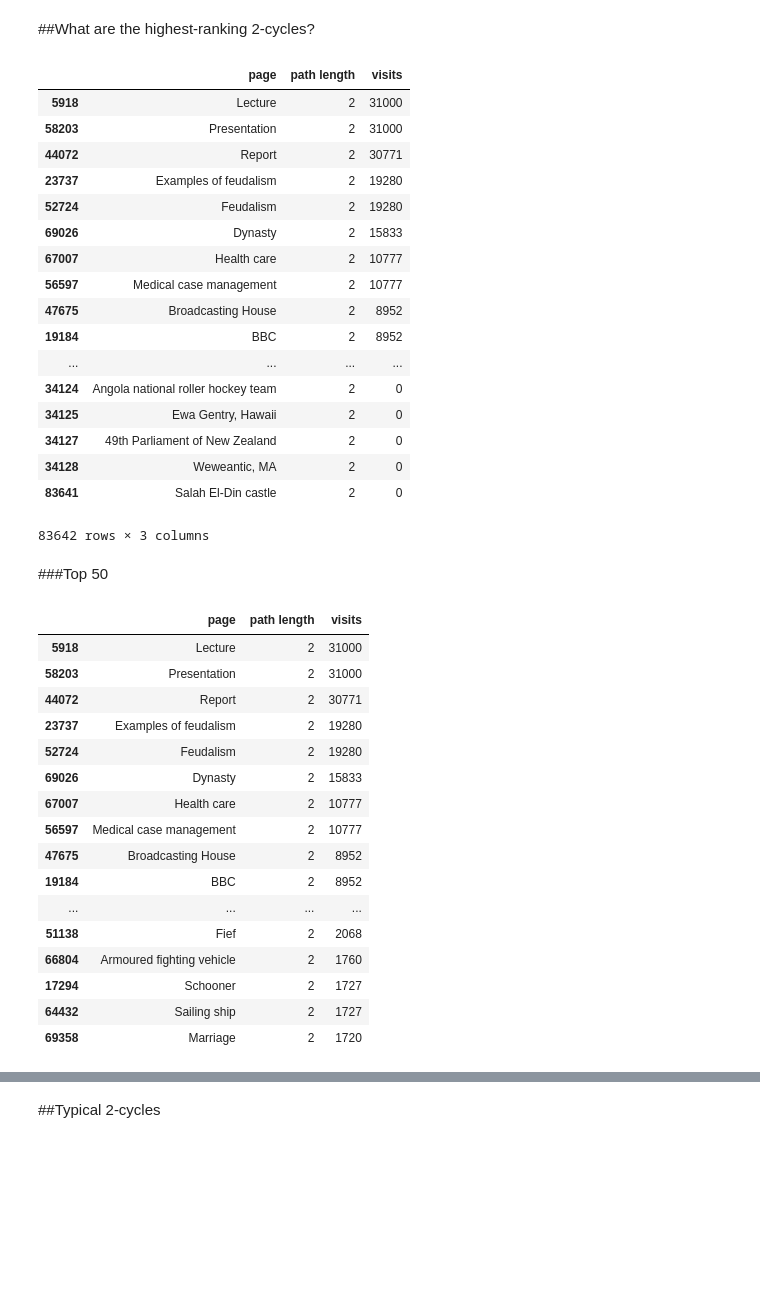
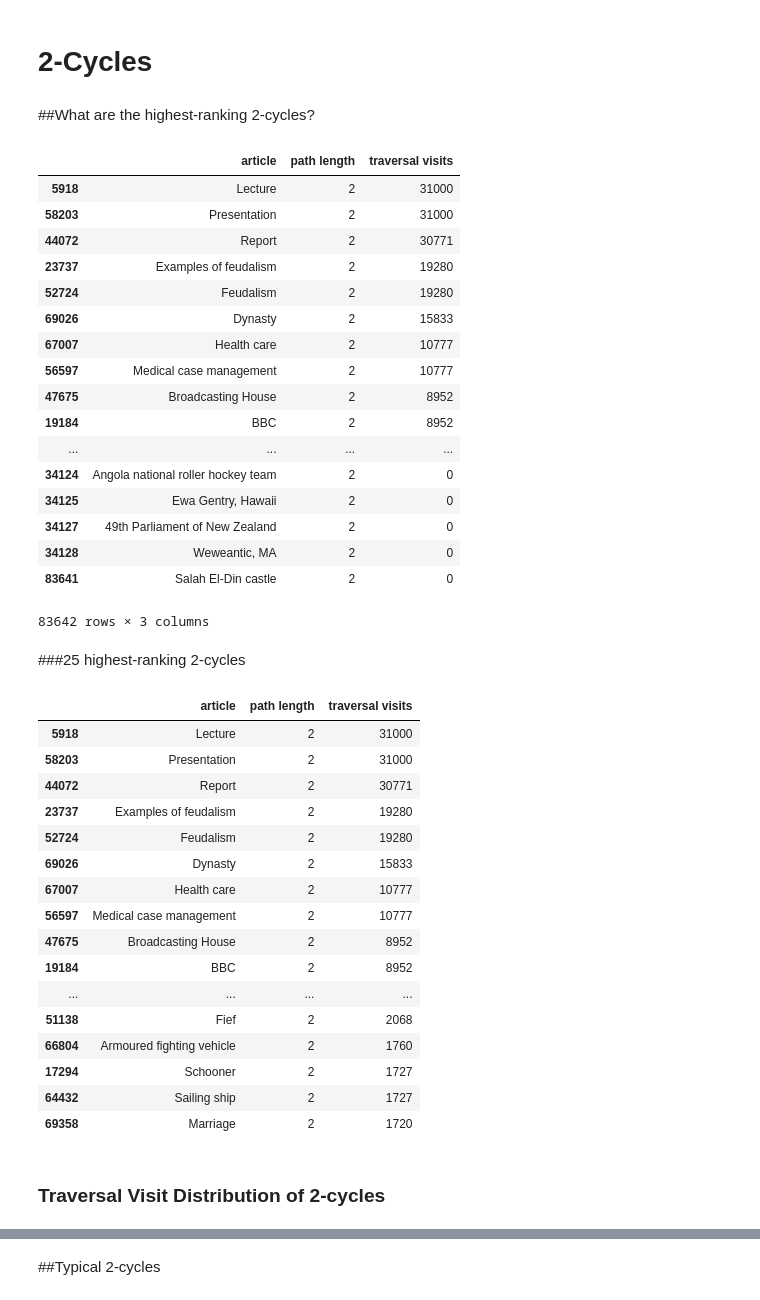
Before and after one commit to marksibrahim/wikipedia_network, a Jupyter notebook: results/cycles.ipynb, the cells around one changed output, grey strips where cells are left out. Cells and saved outputs as stored; diff of their text form; code cells hidden in the pictures; blank space fills up the shorter version.

```diff
--- a/results/explore/basins_and_cycles.ipynb
+++ b/results/cycles.ipynb
@@ -69,2 +19,0 @@ visits_df.columns = ['page', 'visits']
-# %%
-top_pages = visits_df.sort(columns='visits', ascending=False).head(100)
@@ -133,19 +19,0 @@ the next 40 basins are...
-# %%
-btop_pages = visits_df.sort(columns='visits', ascending=False).head(500)
-bset_top_loops = []
-btop_loops = []
-btop_loop_visits = []
-for i, row in btop_pages.iterrows():
-    bloop = traverse(row['page'])
-    if set(bloop) not in bset_top_loops:
-        bset_top_loops.append(set(bloop))
-        btop_loops.append(bloop)
-        btop_loop_visits.append(row['visits'])
-
-brank = range(len(btop_loops))
-bloops_data = pd.Series(btop_loops, btop_loop_visits)
-bloops_df = pd.DataFrame(bloops_data, columns=['loop'])
-bloops_df['rank'] = brank
-bloops_df = bloops_df[['rank','loop']]
-bloops_df.index.names = ['visits']
-bloops_df[10:50]
@@ -252,7 +20,8 @@ rank  360
 # %%
-#load feeder data
-with open(results_path + "feed_count.json") as f:
-    feeder_dict = json.load(f)
-feeder_df = pd.DataFrame(feeder_dict.items())
-feeder_df.columns = ['page', 'feeds']
-feeder_df = feeder_df.sort(columns=['feeds'], ascending=False)
+#load path length
+results_path = "/Users/mark/Desktop/wiki_v4/"
+with open(results_path + "ncycles.json") as f:
+    nloops_dict = json.load(f)
+ncycles_df = pd.DataFrame(nloops_dict.items())
+ncycles_df.columns = ['article', 'path length']
+ncycles_df = ncycles_df.sort(columns=['path length'], ascending=False)
@@ -279,2 +28,4 @@ feeder_df.head(50)
+# %% [markdown]
+# 2-Cycles
 # %% [markdown]
 ##What are the highest-ranking 2-cycles?
@@ -289,10 +32,10 @@ nloops_df = nloops_df.sort(columns=['path length'], ascending=False)
 # %%
 #combine lengths and visits dataframes
-combined2_df = nloops_df[nloops_df['path length'] == 2].merge(visits_df, on='page')
+combined2_df = ncycles_df[ncycles_df['path length'] == 2].merge(visits_df, on='article')
 # %%
-combined2_df.sort(columns=['visits'], ascending=False)
+combined2_df.sort(columns=['traversal visits'], ascending=False)
 # %% [output]
-|  | page | path length | visits |
+|  | article | path length | traversal visits |
 | 5918 | Lecture | 2 | 31000 |
 | 58203 | Presentation | 2 | 31000 |
 | 44072 | Report | 2 | 30771 |
@@ -310,12 +53,12 @@ combined2_df.sort(columns=['visits'], ascending=False)
 | 34128 | Weweantic, MA | 2 | 0 |
 | 83641 | Salah El-Din castle | 2 | 0 |
 83642 rows × 3 columns
-# %% [markdown]
-###Top 50
+# %% [markdown]
+###25 highest-ranking 2-cycles
 # %%
-combined2_df.sort(columns=['visits'], ascending=False).head(50)
+combined2_df.sort(columns=['traversal visits'], ascending=False).head(50)
 # %% [output]
-|  | page | path length | visits |
+|  | article | path length | traversal visits |
 | 5918 | Lecture | 2 | 31000 |
 | 58203 | Presentation | 2 | 31000 |
 | 44072 | Report | 2 | 30771 |
@@ -332,6 +75,8 @@ combined2_df.sort(columns=['visits'], ascending=False).head(50)
 | 17294 | Schooner | 2 | 1727 |
 | 64432 | Sailing ship | 2 | 1727 |
 | 69358 | Marriage | 2 | 1720 |
+# %% [markdown]
+### Traversal Visit Distribution of 2-cycles
 # %%
 combined2_df.describe()
 # %% [output]
```
Also changed, not shown: parts of 38 cells of this notebook, 5 other files.
